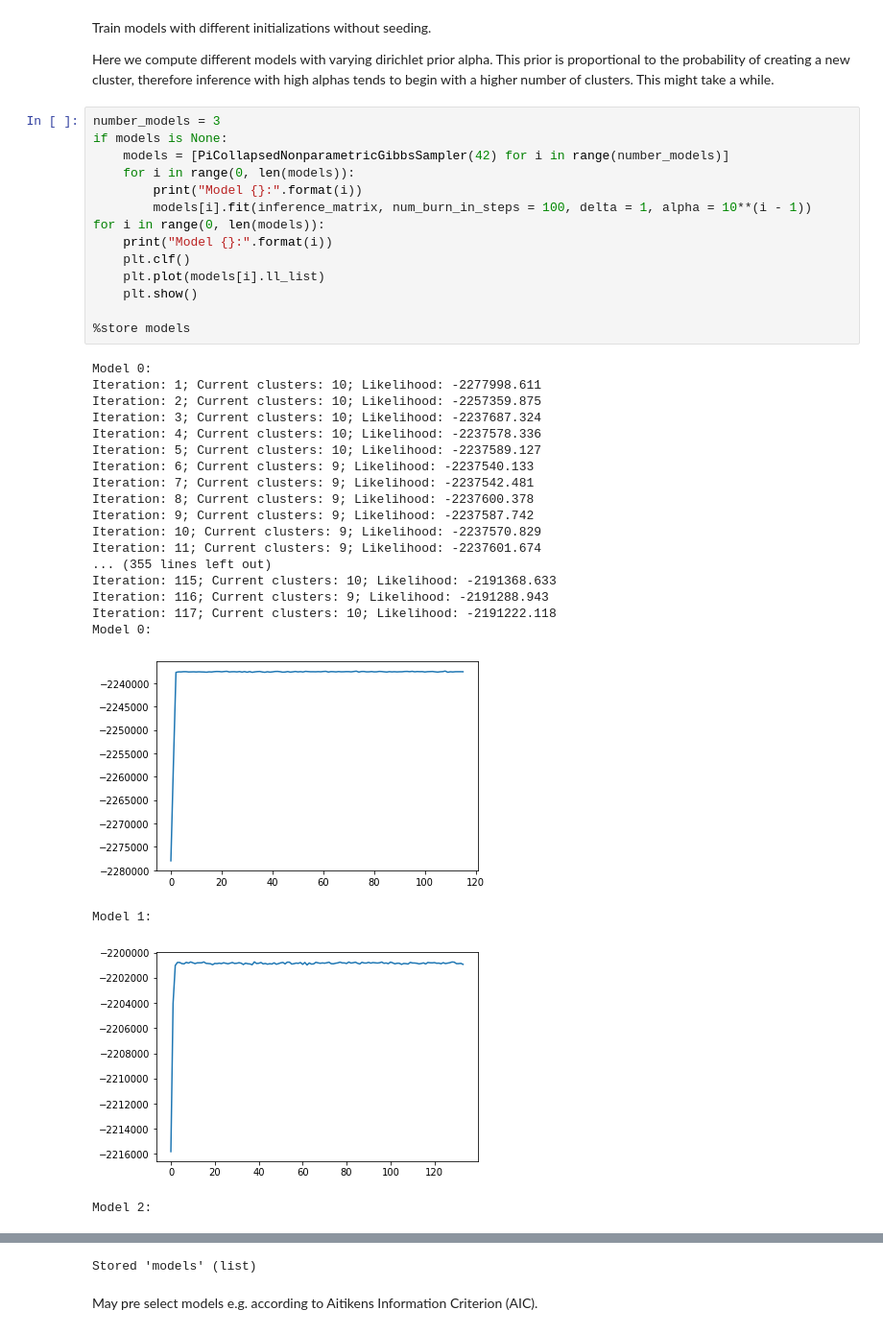
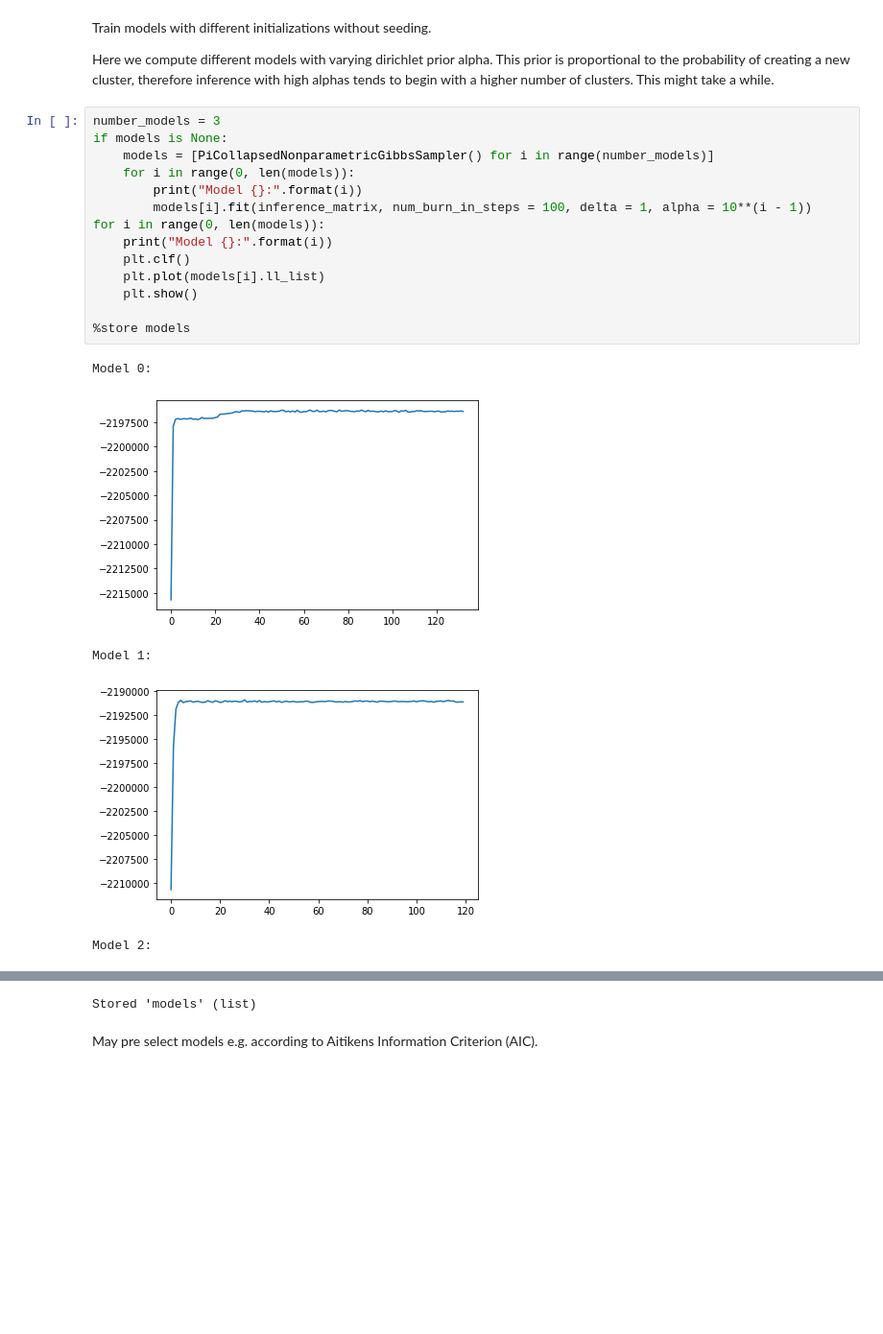
Before and after one commit to manuelgloeckler/sequence_bioinfo, a Jupyter notebook: project/Gentype.ipynb, the cells around one changed output, grey strips where cells are left out. Shown at 96% size. Drawn from its saved outputs; the diff is of its cells as text; blank space fills up the shorter version.

```diff
--- a/project/Gentype.ipynb
+++ b/project/Gentype.ipynb
@@ -84,36 +84,20 @@ Here we compute different models with varying dirichlet prior alpha. This prior
 # %%
 number_models = 3
 if models is None:
-    models = [PiCollapsedNonparametricGibbsSampler(42) for i in range(number_models)]
+    models = [PiCollapsedNonparametricGibbsSampler() for i in range(number_models)]
     for i in range(0, len(models)):
         print("Model {}:".format(i))
         models[i].fit(inference_matrix, num_burn_in_steps = 100, delta = 1, alpha = 10**(i - 1))
 for i in range(0, len(models)):
     print("Model {}:".format(i))
     plt.clf()
     plt.plot(models[i].ll_list)
     plt.show()
 
 %store models
 # %% [output]
 Model 0:
-Iteration: 1; Current clusters: 10; Likelihood: -2277998.611
-Iteration: 2; Current clusters: 10; Likelihood: -2257359.875
-Iteration: 3; Current clusters: 10; Likelihood: -2237687.324
-Iteration: 4; Current clusters: 10; Likelihood: -2237578.336
-Iteration: 5; Current clusters: 10; Likelihood: -2237589.127
-Iteration: 6; Current clusters: 9; Likelihood: -2237540.133
-Iteration: 7; Current clusters: 9; Likelihood: -2237542.481
-Iteration: 8; Current clusters: 9; Likelihood: -2237600.378
-Iteration: 9; Current clusters: 9; Likelihood: -2237587.742
-Iteration: 10; Current clusters: 9; Likelihood: -2237570.829
-Iteration: 11; Current clusters: 9; Likelihood: -2237601.674
-... (355 lines left out)
-Iteration: 115; Current clusters: 10; Likelihood: -2191368.633
-Iteration: 116; Current clusters: 9; Likelihood: -2191288.943
-Iteration: 117; Current clusters: 10; Likelihood: -2191222.118
-Model 0:
-[figure, old version]
+[figure, new version]
 Model 1:
-[figure, old version]
+[figure, new version]
 Model 2:
```
Also changed, not shown: parts of 17 cells of this notebook, 1 other file.
